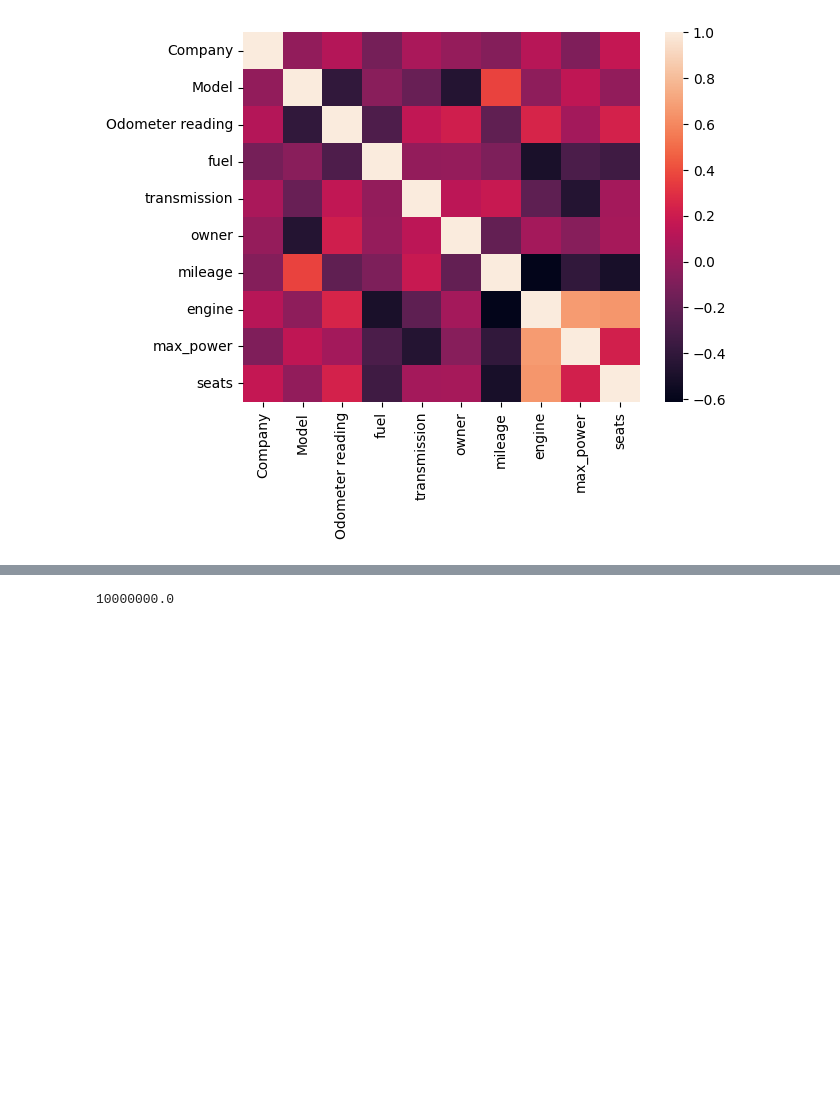
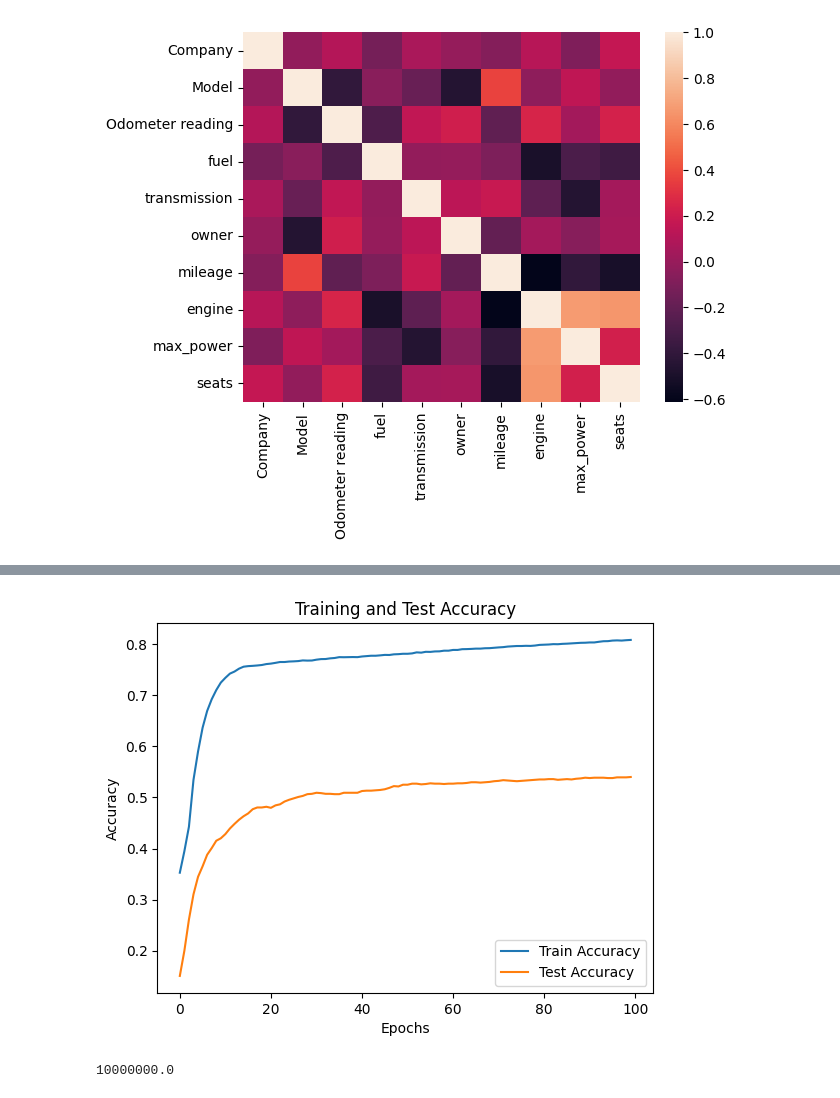
Before and after one commit to Harsh-raj/ML-DL, a Jupyter notebook: mlp.ipynb, the cells around one changed output, grey strips where cells are left out. Drawn from its saved outputs; the diff is of its cells as text; code cells hidden in the pictures; blank space fills up the shorter version.

```diff
--- a/mlp.ipynb
+++ b/mlp.ipynb
@@ -306,7 +292,7 @@ car_test_norm
 | 1458 | 0.888889 | 0.363636 | 0.048699 | 0.333333 | 1.0 | 0.000000 | 0.449770 | 0.444295 | 0.137510 | ... |
 1459 rows × 10 columns
 # %%
-car_test_target = pd.DataFrame(car_test['Price']/target_avg)
+car_test_target = pd.DataFrame(car_test['Price']/target_avg_test)
 # %%
 print(car_train_norm.corr())
 # %% [output]
@@ -485,5 +567,5 @@ class MLP:
 # %%
 np.random.seed(42)
-mlp = MLP([10, 8, 8, 8, 1], epochs = 100, learning_rate = 0.01)
+mlp = MLP([10, 16, 8, 4, 1], epochs = 100, learning_rate = 0.001, lambda_reg=0.00001, dropout_prob=0)
 mlp.train(car_train_norm, car_train_target, car_test_norm, car_test_target)
 # %% [output]
@@ -507,3 +572,4 @@ Epoch: 100, Time: 80.23075890541077, Train Accuracy: 77.13867008609635, Test Acc
+[figure, added]
 # %%
 print(max(car_train['Price']))
 # %% [output]
```
Also changed, not shown: parts of 16 cells of this notebook.
